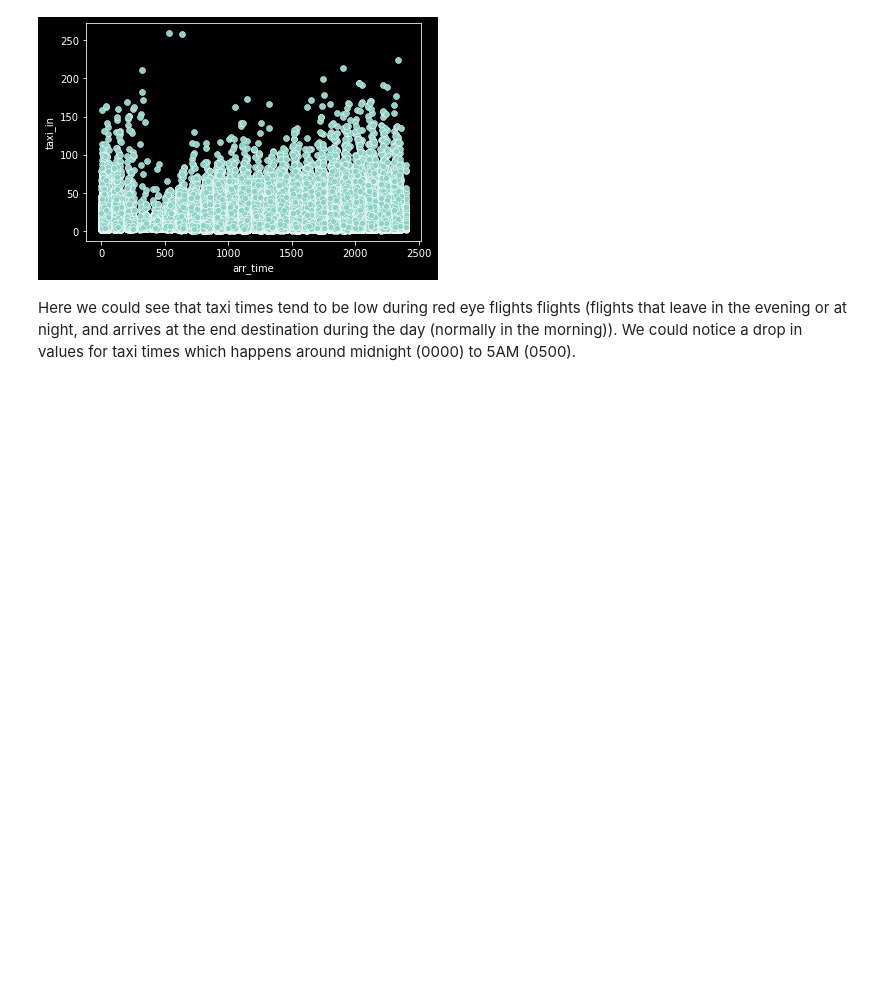
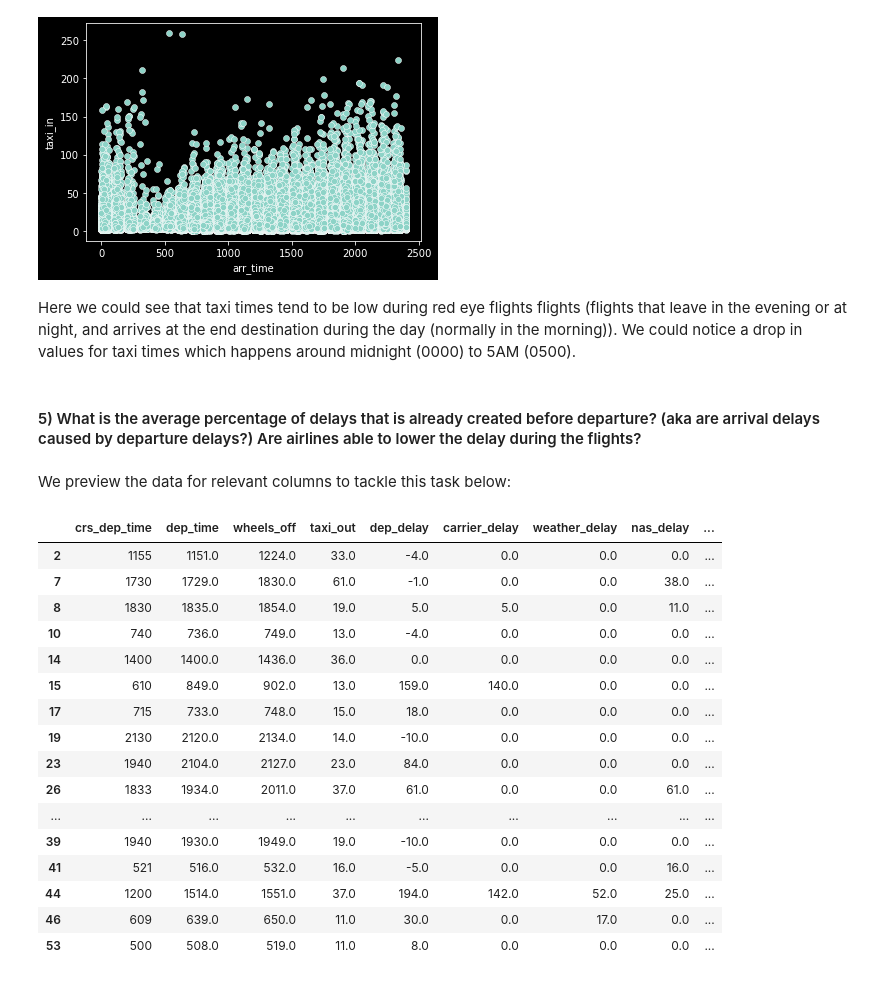
Before and after one commit to jsilke/flight-delay-prediction, a Jupyter notebook: Exploration/recommended_exploration.ipynb, the cells around one changed output. Drawn from its saved outputs; the diff is of its cells as text; code cells hidden in the pictures; blank space fills up the shorter version.

```diff
--- a/Exploration/recommended_exploration.ipynb
+++ b/Exploration/recommended_exploration.ipynb
@@ -413,3 +413,27 @@ sns.scatterplot(data=flights, x="arr_time", y="taxi_in")
 [figure]
 # %% [markdown]
 Here we could see that taxi times tend to be low during red eye flights flights (flights that leave in the evening or at night, and arrives at the end destination during the day (normally in the morning)). We could notice a drop in values for taxi times which happens around midnight (0000) to 5AM (0500).
+# %% [markdown]
+#### 5) What is the average percentage of delays that is already created before departure? (aka are arrival delays caused by departure delays?) Are airlines able to lower the delay during the flights?<a id='task5'></a>
+# %% [markdown]
+We preview the data for relevant columns to tackle this task below:
+# %%
+flights[['crs_dep_time', 'dep_time', 'wheels_off', 'taxi_out', 'dep_delay', 'carrier_delay', 'weather_delay', 'nas_delay', 'security_delay', 'late_aircraft_delay', 'crs_arr_time', 'wheels_on','arr_time', 'taxi_in', 'arr_delay']].query('arr_delay > 0').head(20)
+# %% [output]
+|  | crs_dep_time | dep_time | wheels_off | taxi_out | dep_delay | carrier_delay | weather_delay | nas_delay | ... |
+| 2 | 1155 | 1151.0 | 1224.0 | 33.0 | -4.0 | 0.0 | 0.0 | 0.0 | ... |
+| 7 | 1730 | 1729.0 | 1830.0 | 61.0 | -1.0 | 0.0 | 0.0 | 38.0 | ... |
+| 8 | 1830 | 1835.0 | 1854.0 | 19.0 | 5.0 | 5.0 | 0.0 | 11.0 | ... |
+| 10 | 740 | 736.0 | 749.0 | 13.0 | -4.0 | 0.0 | 0.0 | 0.0 | ... |
+| 14 | 1400 | 1400.0 | 1436.0 | 36.0 | 0.0 | 0.0 | 0.0 | 0.0 | ... |
+| 15 | 610 | 849.0 | 902.0 | 13.0 | 159.0 | 140.0 | 0.0 | 0.0 | ... |
+| 17 | 715 | 733.0 | 748.0 | 15.0 | 18.0 | 0.0 | 0.0 | 0.0 | ... |
+| 19 | 2130 | 2120.0 | 2134.0 | 14.0 | -10.0 | 0.0 | 0.0 | 0.0 | ... |
+| 23 | 1940 | 2104.0 | 2127.0 | 23.0 | 84.0 | 0.0 | 0.0 | 0.0 | ... |
+| 26 | 1833 | 1934.0 | 2011.0 | 37.0 | 61.0 | 0.0 | 0.0 | 61.0 | ... |
+| ... | ... | ... | ... | ... | ... | ... | ... | ... | ... |
+| 39 | 1940 | 1930.0 | 1949.0 | 19.0 | -10.0 | 0.0 | 0.0 | 0.0 | ... |
+| 41 | 521 | 516.0 | 532.0 | 16.0 | -5.0 | 0.0 | 0.0 | 16.0 | ... |
+| 44 | 1200 | 1514.0 | 1551.0 | 37.0 | 194.0 | 142.0 | 52.0 | 25.0 | ... |
+| 46 | 609 | 639.0 | 650.0 | 11.0 | 30.0 | 0.0 | 17.0 | 0.0 | ... |
+| 53 | 500 | 508.0 | 519.0 | 11.0 | 8.0 | 0.0 | 0.0 | 0.0 | ... |
```
Also changed, not shown: parts of 15 cells of this notebook, 1 other file.
